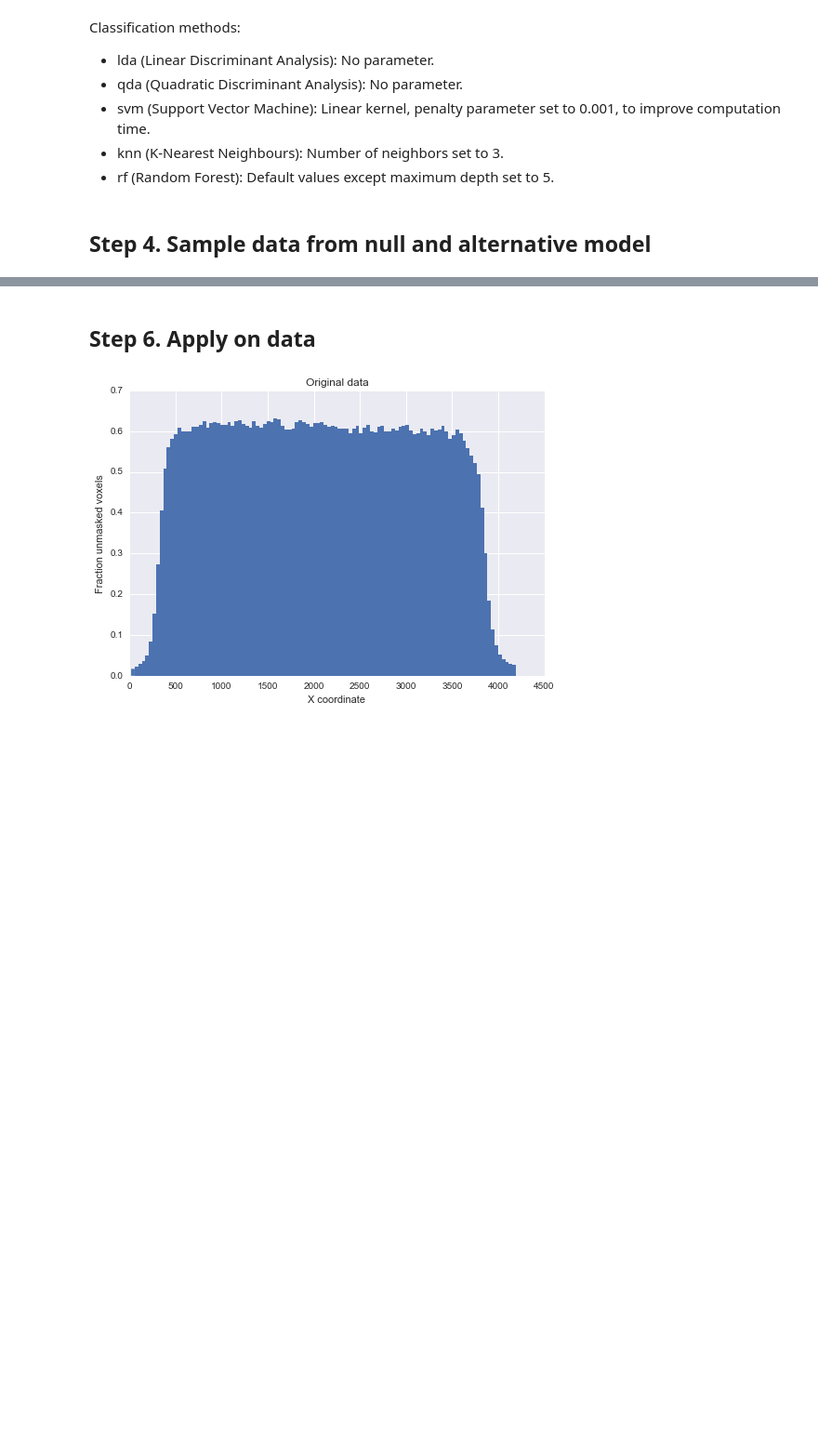
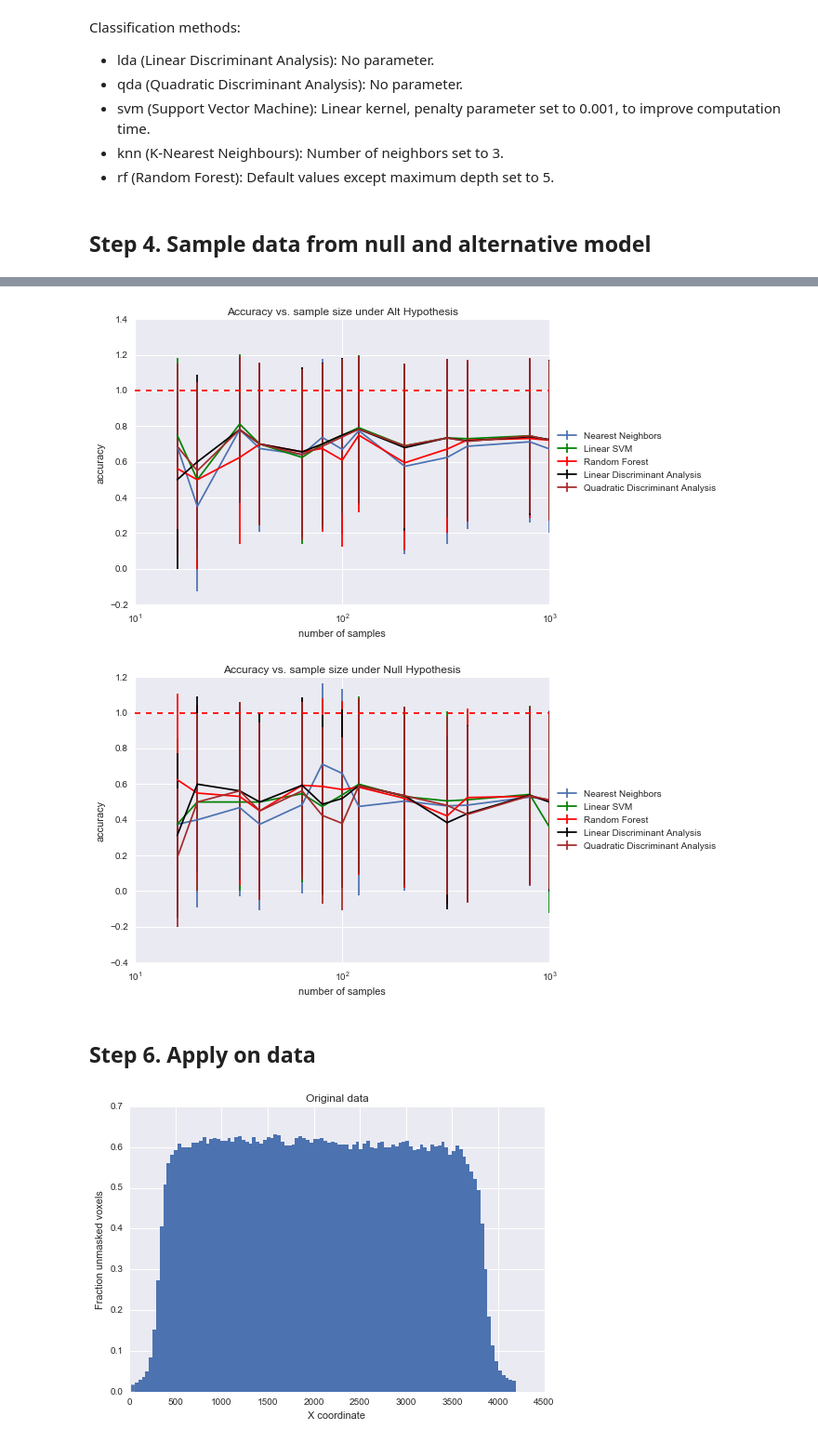
Before and after one commit to Upward-Spiral-Science/chengchang, a Jupyter notebook: Assignment.5.ipynb, the cells around one changed output, grey strips where cells are left out. Shown at 93% size. Drawn from its saved outputs; the diff is of its cells as text; code cells hidden in the pictures; blank space fills up the shorter version.

```diff
--- a/Assignment.5.ipynb
+++ b/Assignment.5.ipynb
@@ -57,3 +125,35 @@ np.random.seed(12345678)  # for reproducibility, set random seed
+# %%
+#Plot
+plt.figure()
+plt.errorbar(allSampleSize, accuracyAlt[:,0,0], yerr = accuracyAlt[:,0,1], hold=True, label=names[0])
+plt.errorbar(allSampleSize, accuracyAlt[:,1,0], yerr = accuracyAlt[:,1,1], color='green', hold=True, label=names[1])
+plt.errorbar(allSampleSize, accuracyAlt[:,2,0], yerr = accuracyAlt[:,2,1], color='red', hold=True, label=names[2])
+plt.errorbar(allSampleSize, accuracyAlt[:,3,0], yerr = accuracyAlt[:,3,1], color='black', hold=True, label=names[3])
+plt.errorbar(allSampleSize, accuracyAlt[:,4,0], yerr = accuracyAlt[:,4,1], color='brown', hold=True, label=names[4])
+plt.xscale('log')
+plt.xlabel('number of samples')
+plt.ylabel('accuracy')
+plt.title('Accuracy vs. sample size under Alt Hypothesis')
+plt.axhline(1, color='red', linestyle='--')
+plt.legend(loc='center left', bbox_to_anchor=(1, 0.5))
+plt.show()
+
+plt.figure()
+plt.errorbar(allSampleSize, accuracyNull[:,0,0], yerr = accuracyNull[:,0,1], hold=True, label=names[0])
+plt.errorbar(allSampleSize, accuracyNull[:,1,0], yerr = accuracyNull[:,1,1], color='green', hold=True, label=names[1])
+plt.errorbar(allSampleSize, accuracyNull[:,2,0], yerr = accuracyNull[:,2,1], color='red', hold=True, label=names[2])
+plt.errorbar(allSampleSize, accuracyNull[:,3,0], yerr = accuracyNull[:,3,1], color='black', hold=True, label=names[3])
+plt.errorbar(allSampleSize, accuracyNull[:,4,0], yerr = accuracyNull[:,4,1], color='brown', hold=True, label=names[4])
+plt.xscale('log')
+plt.xlabel('number of samples')
+plt.ylabel('accuracy')
+plt.title('Accuracy vs. sample size under Null Hypothesis')
+plt.axhline(1, color='red', linestyle='--')
+plt.legend(loc='center left', bbox_to_anchor=(1, 0.5))
+plt.show()
+# %% [output]
+[figure, added]
+[figure, added]
 # %% [markdown]
 ## Step 6. Apply on data
 # %%
```
Also changed, not shown: parts of 9 cells of this notebook.
